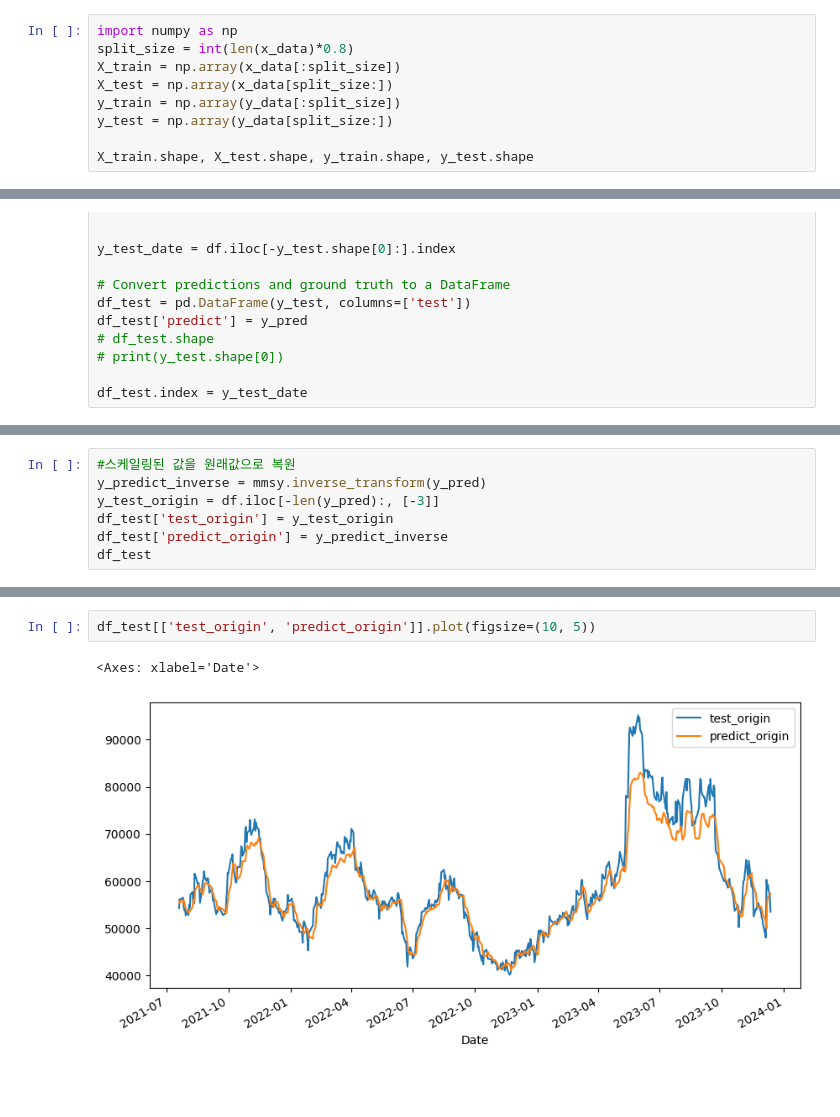
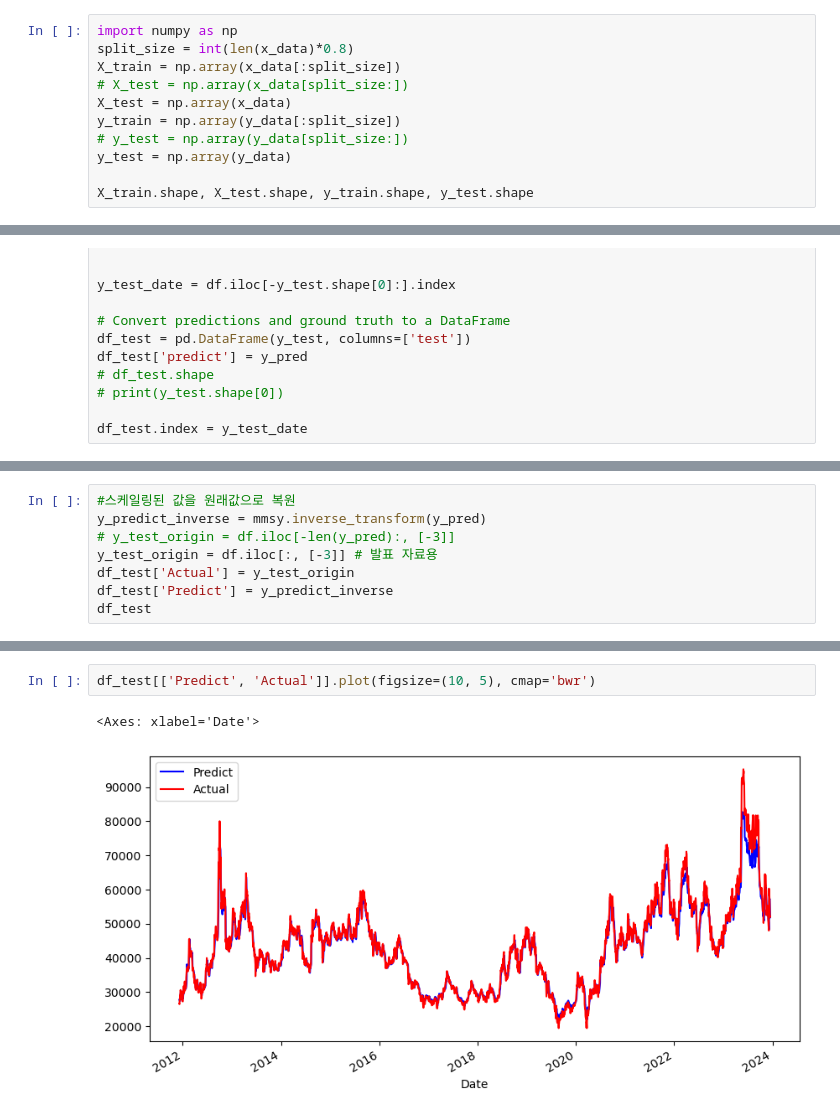
Before and after one commit to team-sesac/transformer-for-finance, a Jupyter notebook: src/ch6_RNN_LSTM/Bidirectional_LSTM_.ipynb, the cells around one changed output, grey strips where cells are left out. Saved outputs shown, nothing was run; the diff lists cells and outputs as text; blank space fills up the shorter version.

```diff
--- a/src/ch6_RNN_LSTM/Bidirectional_LSTM_.ipynb
+++ b/src/ch6_RNN_LSTM/Bidirectional_LSTM_.ipynb
@@ -83,9 +83,11 @@ Train, Test 분할 (80:20 = 2745 : 687)
 import numpy as np
 split_size = int(len(x_data)*0.8)
 X_train = np.array(x_data[:split_size])
-X_test = np.array(x_data[split_size:])
+# X_test = np.array(x_data[split_size:])
+X_test = np.array(x_data)
 y_train = np.array(y_data[:split_size])
-y_test = np.array(y_data[split_size:])
+# y_test = np.array(y_data[split_size:])
+y_test = np.array(y_data)
 
 X_train.shape, X_test.shape, y_train.shape, y_test.shape
 # %% [output]
@@ -246,8 +248,9 @@ df_test
 # %%
 #스케일링된 값을 원래값으로 복원
 y_predict_inverse = mmsy.inverse_transform(y_pred)
-y_test_origin = df.iloc[-len(y_pred):, [-3]]
-df_test['test_origin'] = y_test_origin
-df_test['predict_origin'] = y_predict_inverse
+# y_test_origin = df.iloc[-len(y_pred):, [-3]]
+y_test_origin = df.iloc[:, [-3]] # 발표 자료용
+df_test['Actual'] = y_test_origin
+df_test['Predict'] = y_predict_inverse
 df_test
 # %% [output]
@@ -268,5 +271,5 @@ df_test
 # %%
-df_test[['test_origin', 'predict_origin']].plot(figsize=(10, 5))
+df_test[['Predict', 'Actual']].plot(figsize=(10, 5), cmap='bwr')
 # %% [output]
 <Axes: xlabel='Date'>
-[figure, old version]
+[figure, new version]
```
Also changed, not shown: parts of 8 cells of this notebook, 4 other files.
